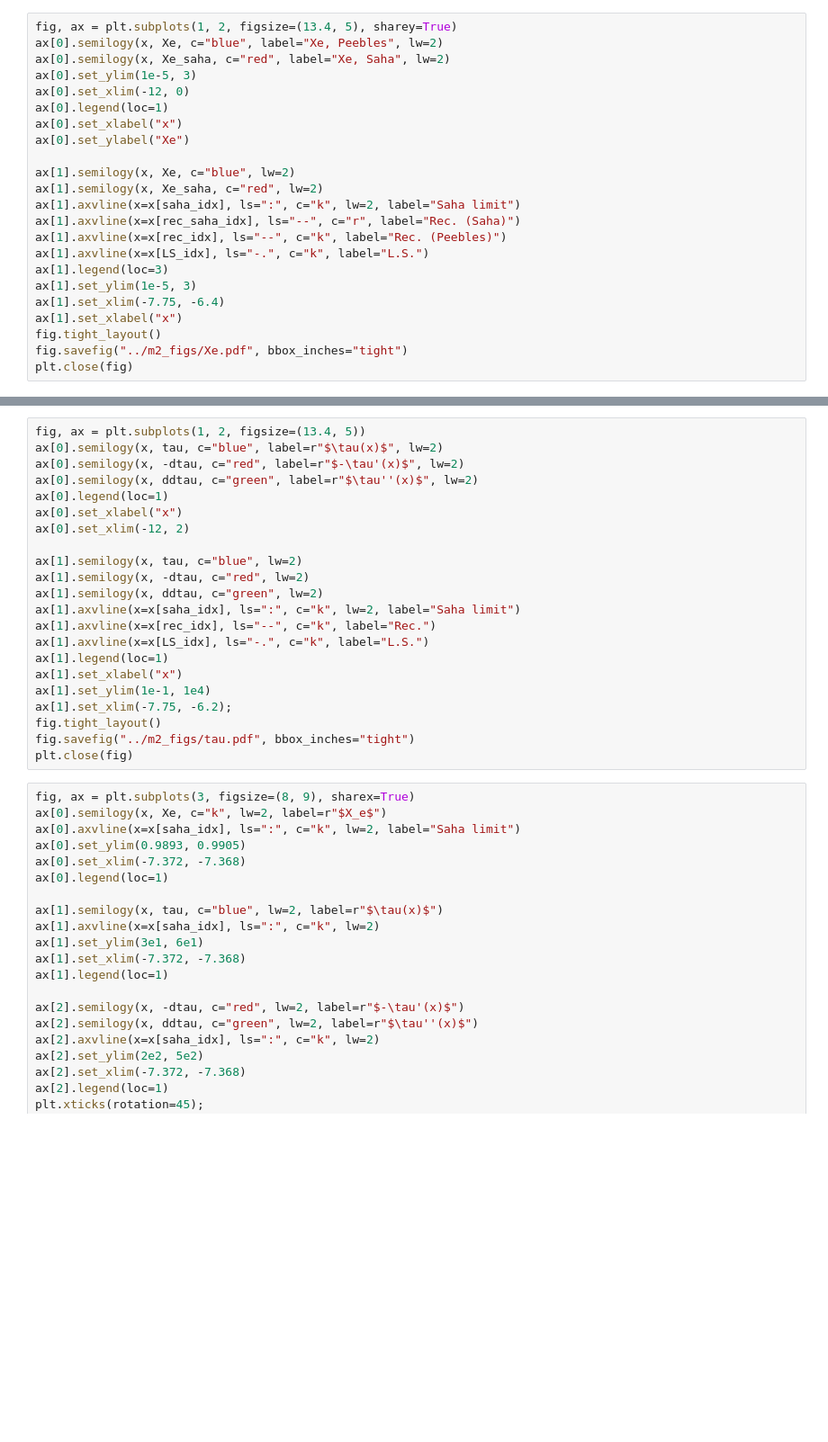
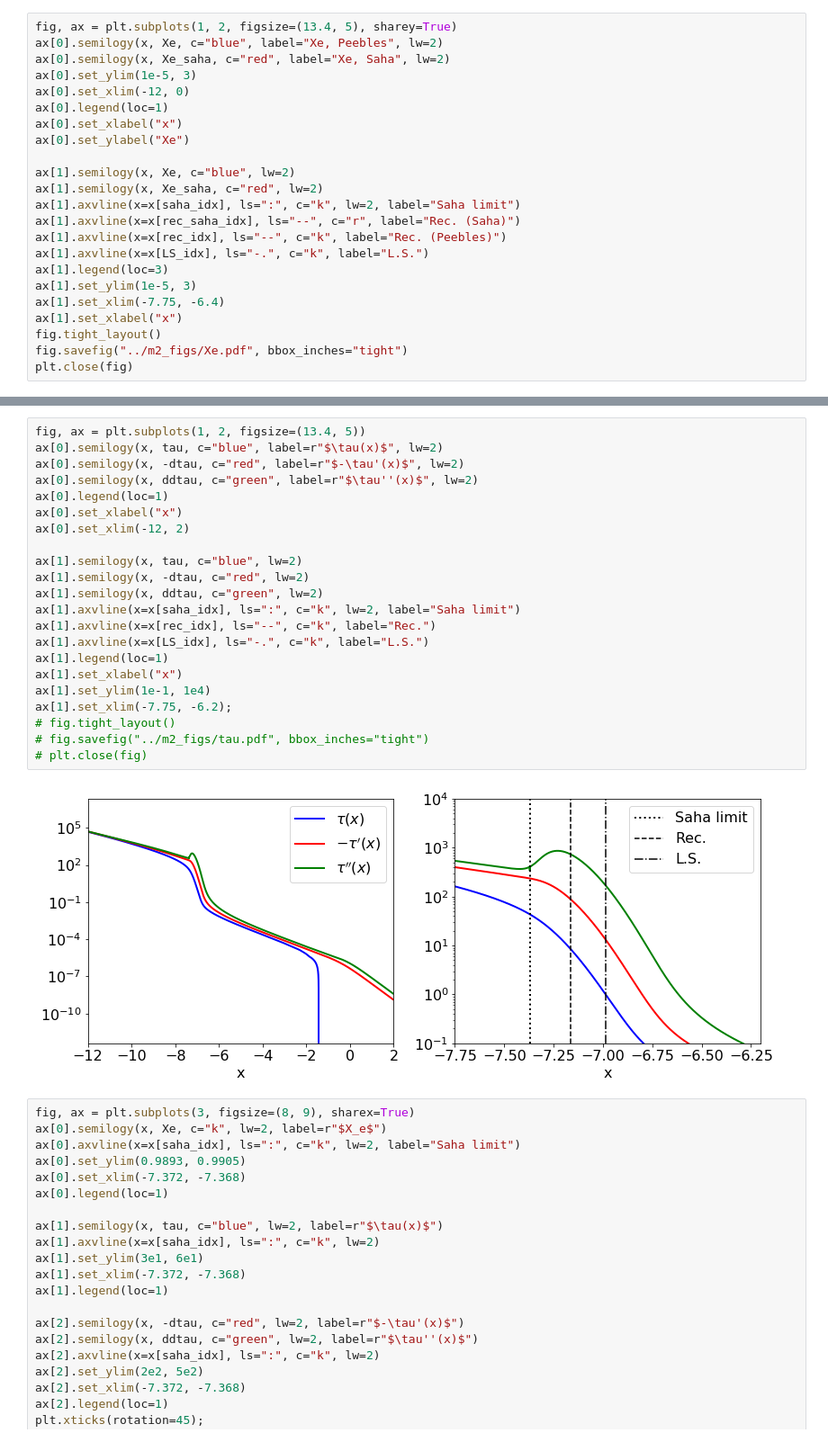
Before and after one commit to asdfbat/AST5220, a Jupyter notebook: Project/Python/m2_plotting.ipynb, the cells around one changed output, grey strips where cells are left out. Shown: that part at 90% size. Saved outputs shown, nothing was run; the diff lists cells and outputs as text; blank space fills up the shorter version.

```diff
--- a/Project/Python/m2_plotting.ipynb
+++ b/Project/Python/m2_plotting.ipynb
@@ -53,25 +63,27 @@ plt.close(fig)
 # %%
 fig, ax = plt.subplots(1, 2, figsize=(13.4, 5))
 ax[0].semilogy(x, tau, c="blue", label=r"$\tau(x)$", lw=2)
 ax[0].semilogy(x, -dtau, c="red", label=r"$-\tau'(x)$", lw=2)
 ax[0].semilogy(x, ddtau, c="green", label=r"$\tau''(x)$", lw=2)
 ax[0].legend(loc=1)
 ax[0].set_xlabel("x")
 ax[0].set_xlim(-12, 2)
 
 ax[1].semilogy(x, tau, c="blue", lw=2)
 ax[1].semilogy(x, -dtau, c="red", lw=2)
 ax[1].semilogy(x, ddtau, c="green", lw=2)
 ax[1].axvline(x=x[saha_idx], ls=":", c="k", lw=2, label="Saha limit")
 ax[1].axvline(x=x[rec_idx], ls="--", c="k", label="Rec.")
 ax[1].axvline(x=x[LS_idx], ls="-.", c="k", label="L.S.")
 ax[1].legend(loc=1)
 ax[1].set_xlabel("x")
 ax[1].set_ylim(1e-1, 1e4)
 ax[1].set_xlim(-7.75, -6.2);
-fig.tight_layout()
-fig.savefig("../m2_figs/tau.pdf", bbox_inches="tight")
-plt.close(fig)
+# fig.tight_layout()
+# fig.savefig("../m2_figs/tau.pdf", bbox_inches="tight")
+# plt.close(fig)
+# %% [output]
+[figure, added]
 # %%
 fig, ax = plt.subplots(3, figsize=(8, 9), sharex=True)
 ax[0].semilogy(x, Xe, c="k", lw=2, label=r"$X_e$")
```
Also changed, not shown: parts of 3 cells of this notebook.
